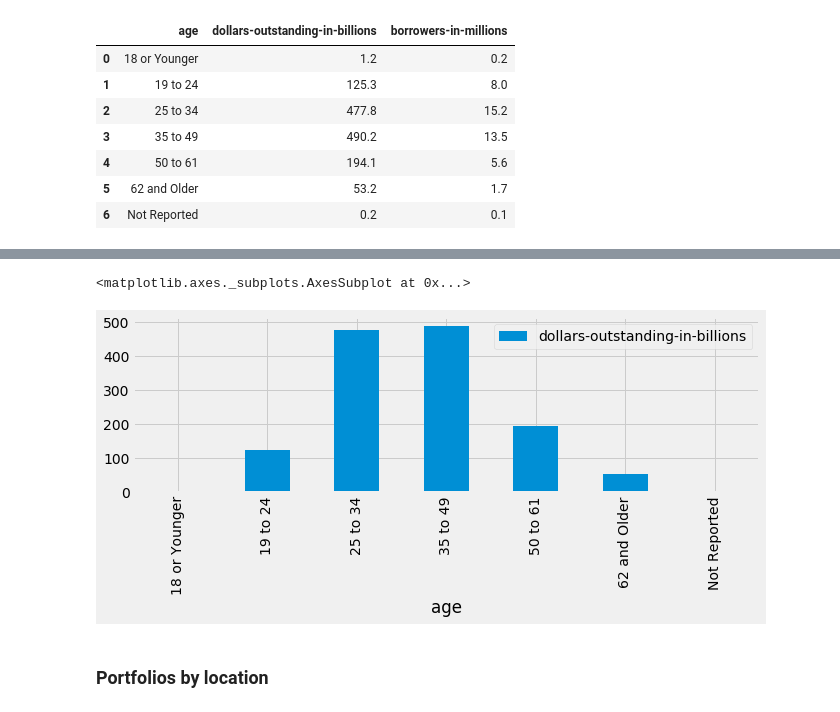
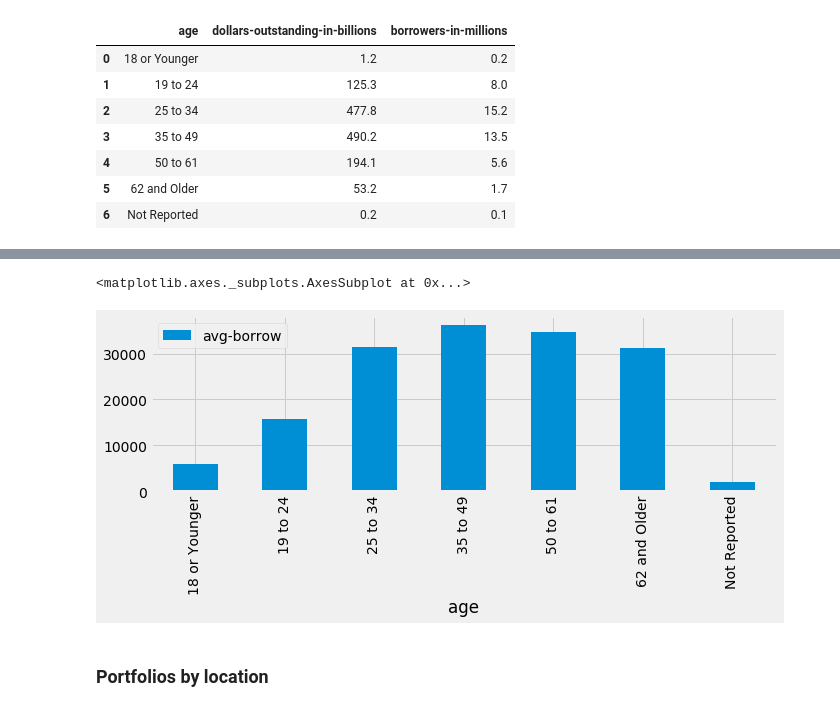
Before and after one commit to isabella232/federal-aid-data, a Jupyter notebook: data_exploration.ipynb, the cells around one changed output, grey strips where cells are left out. Drawn from its saved outputs; the diff is of its cells as text; code cells hidden in the pictures.

```diff
--- a/data_exploration.ipynb
+++ b/data_exploration.ipynb
@@ -183,3 +188,8 @@ by_age_clean
 | 4 | 50 to 61 | 194.1 | 5.6 |
 | 5 | 62 and Older | 53.2 | 1.7 |
 | 6 | Not Reported | 0.2 | 0.1 |
+# %%
+# TODO: divide by the number of borrowers
+by_age_clean['borrowers-in-billions'] = by_age_clean['borrowers-in-millions']*.001
+by_age_clean['avg-borrow'] = by_age_clean['dollars-outstanding-in-billions']/by_age_clean['borrowers-in-billions']
+by_age_clean
@@ -186,8 +205,8 @@ by_age_clean
 # %%
-by_age_clean.plot(kind='bar', x='age', y='dollars-outstanding-in-billions',figsize=[10,3])
+by_age_clean.plot(kind='bar', x='age', y='avg-borrow',figsize=[10,3])
 # %% [output]
 <matplotlib.axes._subplots.AxesSubplot at 0x...>
-[figure, old version]
+[figure, new version]
 # %% [markdown]
 ### Portfolios by location
 # %%
```
Also changed, not shown: parts of 10 cells of this notebook, 16 other files.
